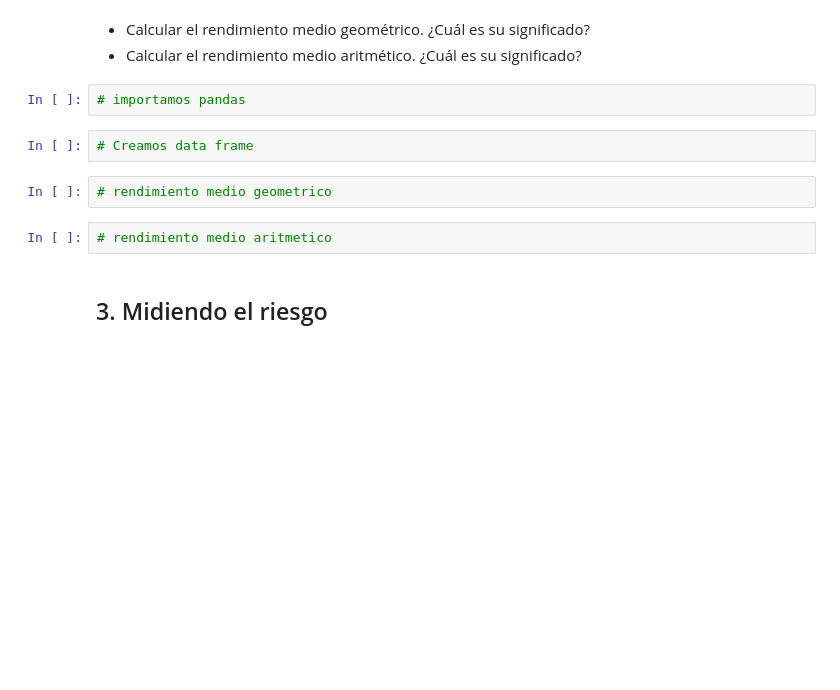
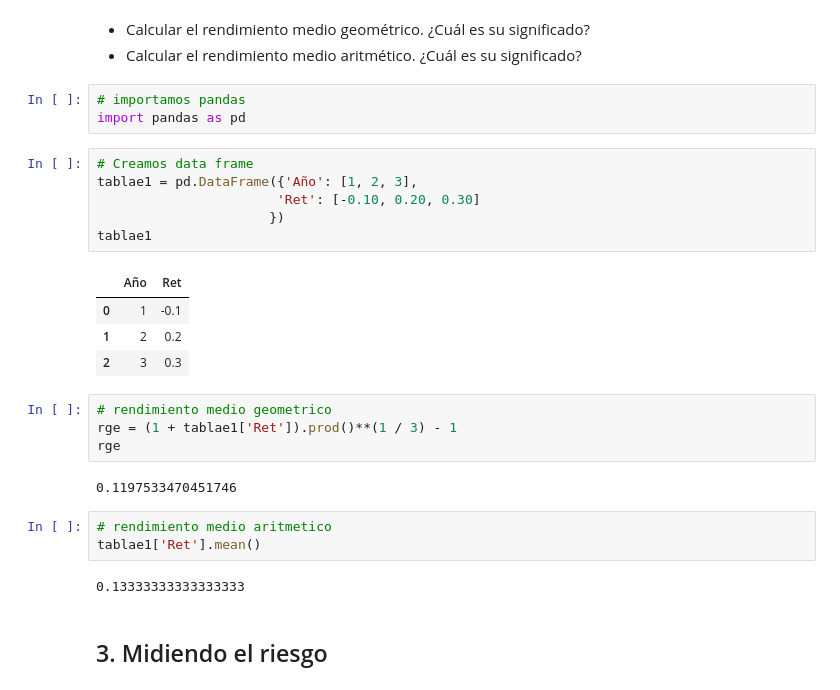
Before and after one commit to Carolina1002/porinvo2020, a Jupyter notebook: Modulo1/Clase3_RentRiesgo.ipynb, the cells around one changed output. Drawn from its saved outputs; the diff is of its cells as text; blank space fills up the shorter version.

```diff
--- a/Modulo1/Clase3_RentRiesgo.ipynb
+++ b/Modulo1/Clase3_RentRiesgo.ipynb
@@ -257,12 +257,29 @@ En esta sección se dejarán algunos ejercicios para ustedes. Si alcanza el tiem
 - Calcular el rendimiento medio aritmético. ¿Cuál es su significado?
 # %%
 # importamos pandas
+import pandas as pd
-# %%
-# Creamos data frame
+# %%
+# Creamos data frame
+tablae1 = pd.DataFrame({'Año': [1, 2, 3],
+                       'Ret': [-0.10, 0.20, 0.30]
+                      })
+tablae1
+# %% [output]
+|  | Año | Ret |
+| 0 | 1 | -0.1 |
+| 1 | 2 | 0.2 |
+| 2 | 3 | 0.3 |
+# %%
+# rendimiento medio geometrico
+rge = (1 + tablae1['Ret']).prod()**(1 / 3) - 1
+rge
+# %% [output]
+0.1197533470451746
 # %%
-# rendimiento medio geometrico
+# rendimiento medio aritmetico
+tablae1['Ret'].mean()
+# %% [output]
+0.13333333333333333
-# %%
-# rendimiento medio aritmetico
 # %% [markdown]
 ## 3. Midiendo el riesgo
 # %% [markdown]
```
Also changed, not shown: parts of 9 cells of this notebook, 1 other file.
